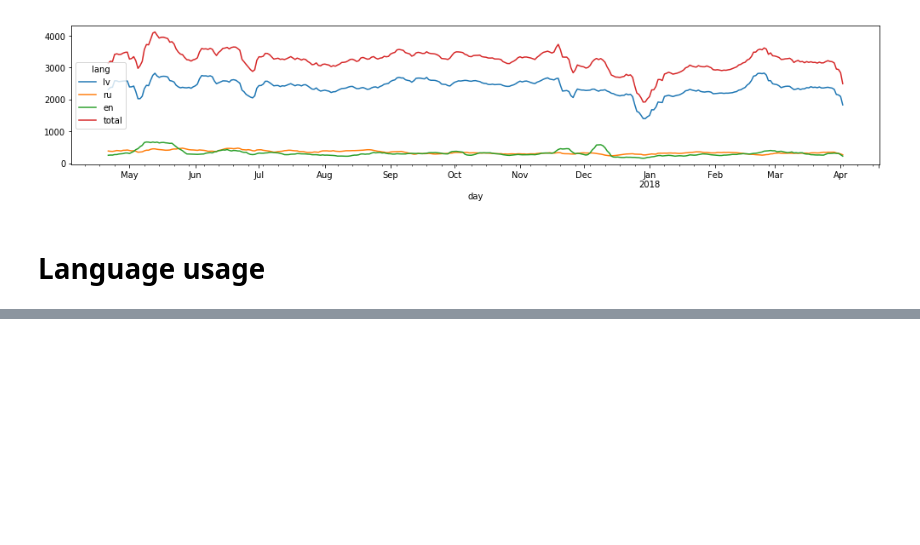
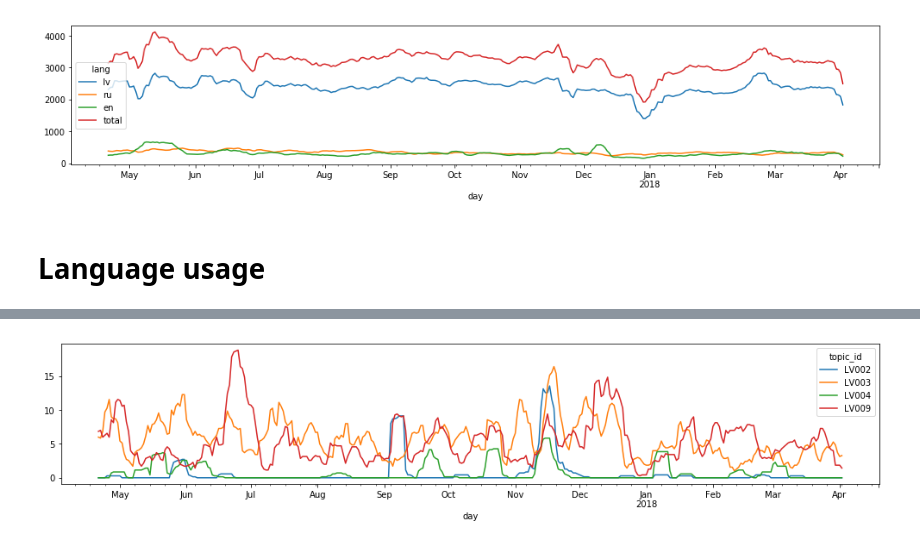
Before and after one commit to dimazest/2018-lv2, a Jupyter notebook: supplement/notebook.ipynb, the cells around one changed output, grey strips where cells are left out. Saved outputs shown, nothing was run; the diff lists cells and outputs as text; code cells hidden in the pictures; blank space fills up the shorter version.

```diff
--- a/supplement/notebook.ipynb
+++ b/supplement/notebook.ipynb
@@ -83,0 +121,8 @@ lang_usage[lang_usage['Language Uniformity Score'] < 0.51].sort_values('Language
+# %%
+(
+    relevance_judgments_count_by_day[['LV002', 'LV003', 'LV004', 'LV009']]
+    .rolling(window=7).mean()
+    .plot(figsize=(17, 3))
+);
+# %% [output]
+[figure, added]
```
Also changed, not shown: parts of 12 cells of this notebook, 2 other files.
